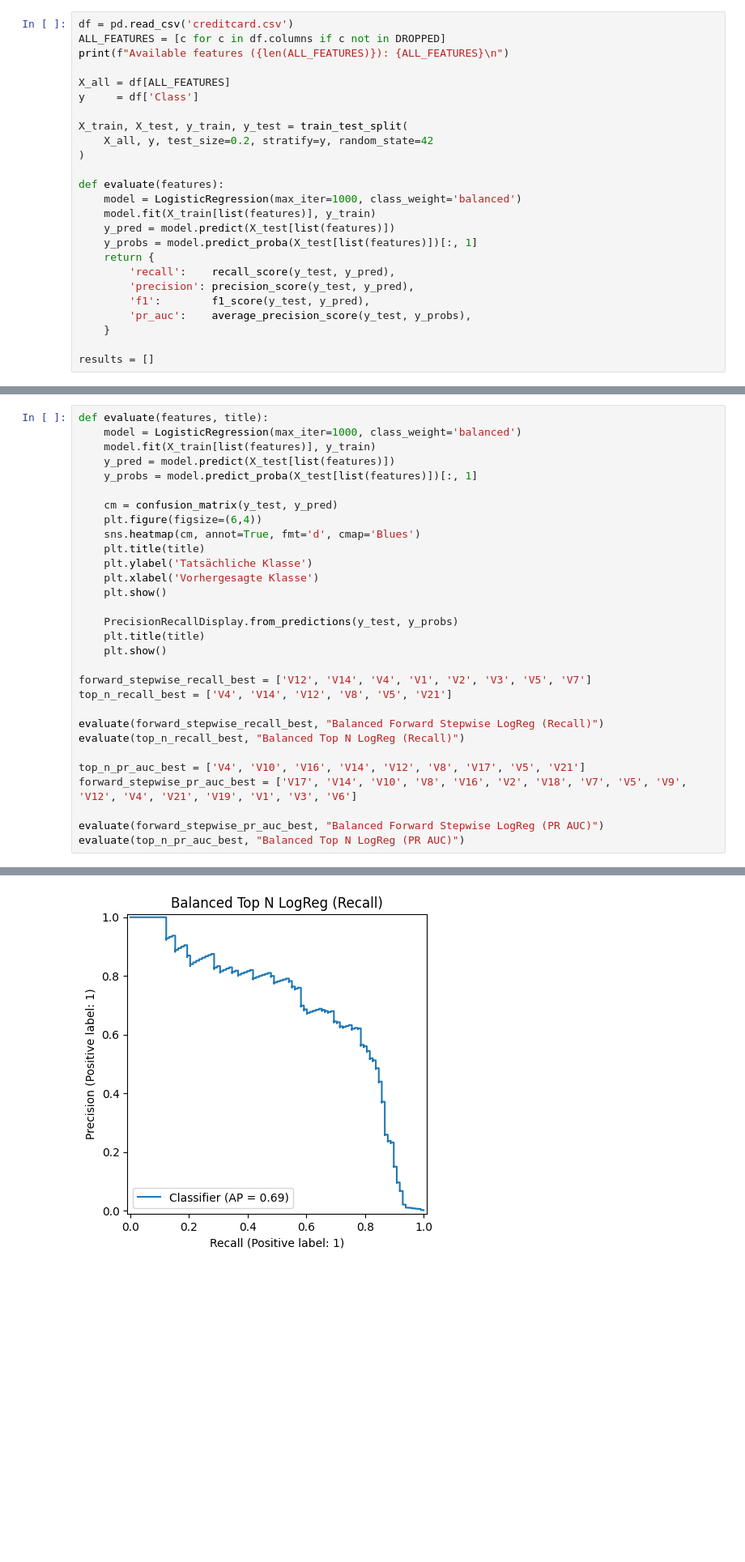
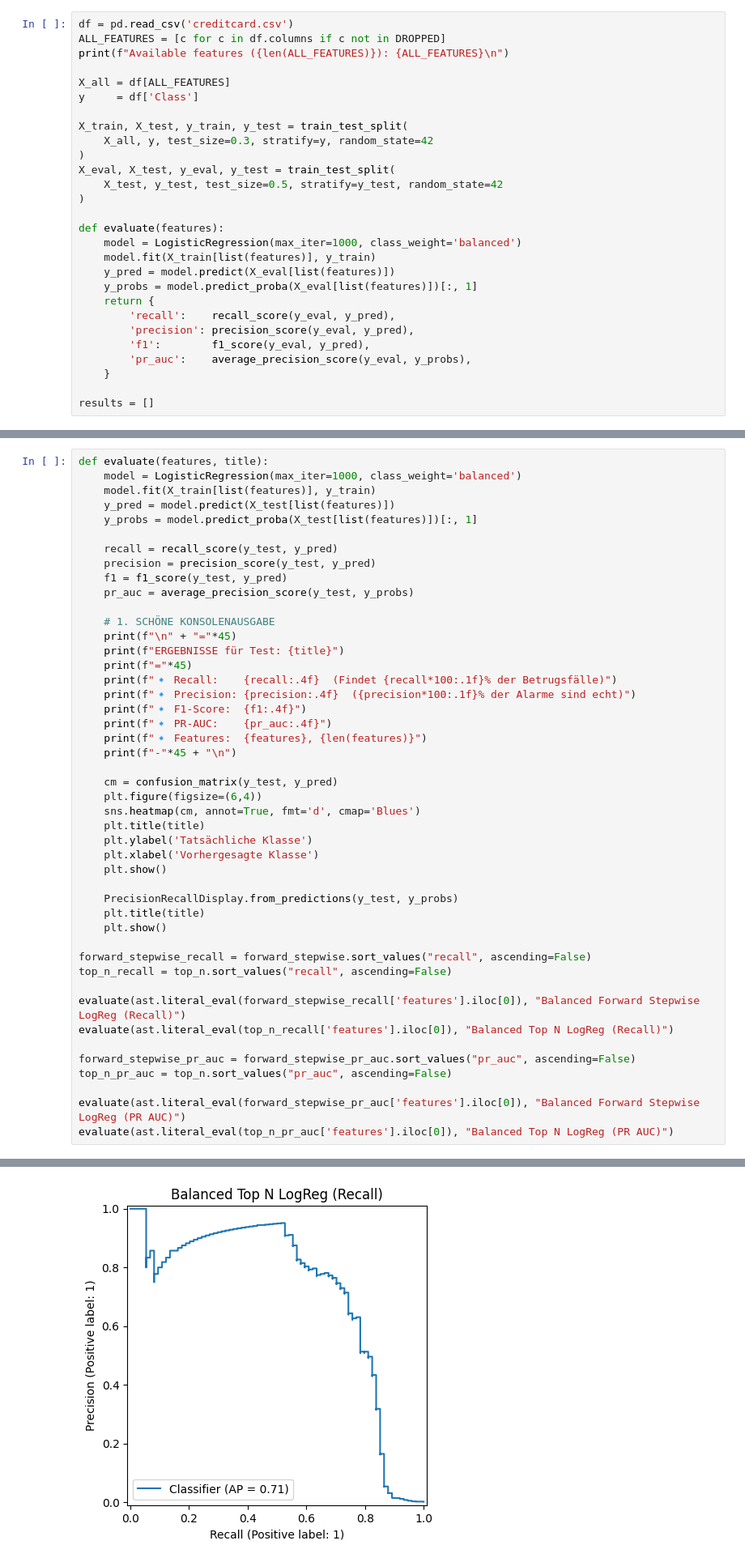
Before and after one commit to joonjester/CardGuard, a Jupyter notebook: logreg_balanced.ipynb, the cells around one changed output, grey strips where cells are left out. Shown at 81% size. Cells and saved outputs as stored; diff of their text form; blank space fills up the shorter version.

Commit message:
max changes, train split, show stats with test plots

```diff
--- a/logreg_balanced.ipynb
+++ b/logreg_balanced.ipynb
@@ -22,19 +23,22 @@ X_all = df[ALL_FEATURES]
 y     = df['Class']
 
 X_train, X_test, y_train, y_test = train_test_split(
-    X_all, y, test_size=0.2, stratify=y, random_state=42
+    X_all, y, test_size=0.3, stratify=y, random_state=42
+)
+X_eval, X_test, y_eval, y_test = train_test_split(
+    X_test, y_test, test_size=0.5, stratify=y_test, random_state=42
 )
 
 def evaluate(features):
     model = LogisticRegression(max_iter=1000, class_weight='balanced')
     model.fit(X_train[list(features)], y_train)
-    y_pred = model.predict(X_test[list(features)])
-    y_probs = model.predict_proba(X_test[list(features)])[:, 1]
+    y_pred = model.predict(X_eval[list(features)])
+    y_probs = model.predict_proba(X_eval[list(features)])[:, 1]
     return {
-        'recall':    recall_score(y_test, y_pred),
-        'precision': precision_score(y_test, y_pred),
-        'f1':        f1_score(y_test, y_pred),
-        'pr_auc':    average_precision_score(y_test, y_probs),
+        'recall':    recall_score(y_eval, y_pred),
+        'precision': precision_score(y_eval, y_pred),
+        'f1':        f1_score(y_eval, y_pred),
+        'pr_auc':    average_precision_score(y_eval, y_probs),
     }
 
 results = []
@@ -399,6 +398,22 @@ def evaluate(features, title):
     model.fit(X_train[list(features)], y_train)
     y_pred = model.predict(X_test[list(features)])
     y_probs = model.predict_proba(X_test[list(features)])[:, 1]
+
+    recall = recall_score(y_test, y_pred)
+    precision = precision_score(y_test, y_pred)
+    f1 = f1_score(y_test, y_pred)
+    pr_auc = average_precision_score(y_test, y_probs)
+
+    # 1. SCHÖNE KONSOLENAUSGABE
+    print(f"\n" + "="*45)
+    print(f"ERGEBNISSE für Test: {title}")
+    print(f"="*45)
+    print(f"🔹 Recall:    {recall:.4f}  (Findet {recall*100:.1f}% der Betrugsfälle)")
+    print(f"🔹 Precision: {precision:.4f}  ({precision*100:.1f}% der Alarme sind echt)")
+    print(f"🔹 F1-Score:  {f1:.4f}")
+    print(f"🔹 PR-AUC:    {pr_auc:.4f}")
+    print(f"🔹 Features:  {features}, {len(features)}")
+    print(f"-"*45 + "\n")
 
     cm = confusion_matrix(y_test, y_pred)
     plt.figure(figsize=(6,4))
@@ -412,15 +427,15 @@ def evaluate(features, title):
     plt.title(title)
     plt.show()
 
-forward_stepwise_recall_best = ['V12', 'V14', 'V4', 'V1', 'V2', 'V3', 'V5', 'V7']
-top_n_recall_best = ['V4', 'V14', 'V12', 'V8', 'V5', 'V21']
+forward_stepwise_recall = forward_stepwise.sort_values("recall", ascending=False)
+top_n_recall = top_n.sort_values("recall", ascending=False)
 
-evaluate(forward_stepwise_recall_best, "Balanced Forward Stepwise LogReg (Recall)")
-evaluate(top_n_recall_best, "Balanced Top N LogReg (Recall)")
+evaluate(ast.literal_eval(forward_stepwise_recall['features'].iloc[0]), "Balanced Forward Stepwise LogReg (Recall)")
+evaluate(ast.literal_eval(top_n_recall['features'].iloc[0]), "Balanced Top N LogReg (Recall)")
 
-top_n_pr_auc_best = ['V4', 'V10', 'V16', 'V14', 'V12', 'V8', 'V17', 'V5', 'V21']
-forward_stepwise_pr_auc_best = ['V17', 'V14', 'V10', 'V8', 'V16', 'V2', 'V18', 'V7', 'V5', 'V9', 'V12', 'V4', 'V21', 'V19', 'V1', 'V3', 'V6']
+forward_stepwise_pr_auc = forward_stepwise_pr_auc.sort_values("pr_auc", ascending=False)
+top_n_pr_auc = top_n.sort_values("pr_auc", ascending=False)
 
-evaluate(forward_stepwise_pr_auc_best, "Balanced Forward Stepwise LogReg (PR AUC)")
-evaluate(top_n_pr_auc_best, "Balanced Top N LogReg (PR AUC)")
+evaluate(ast.literal_eval(forward_stepwise_pr_auc['features'].iloc[0]), "Balanced Forward Stepwise LogReg (PR AUC)")
+evaluate(ast.literal_eval(top_n_pr_auc['features'].iloc[0]), "Balanced Top N LogReg (PR AUC)")
 # %% [output]
@@ -430 +463 @@ evaluate(top_n_pr_auc_best, "Balanced Top N LogReg (PR AUC)")
-[figure, old version]
+[figure, new version]
```
Also changed, not shown: parts of 12 cells of this notebook, 4 other files.
